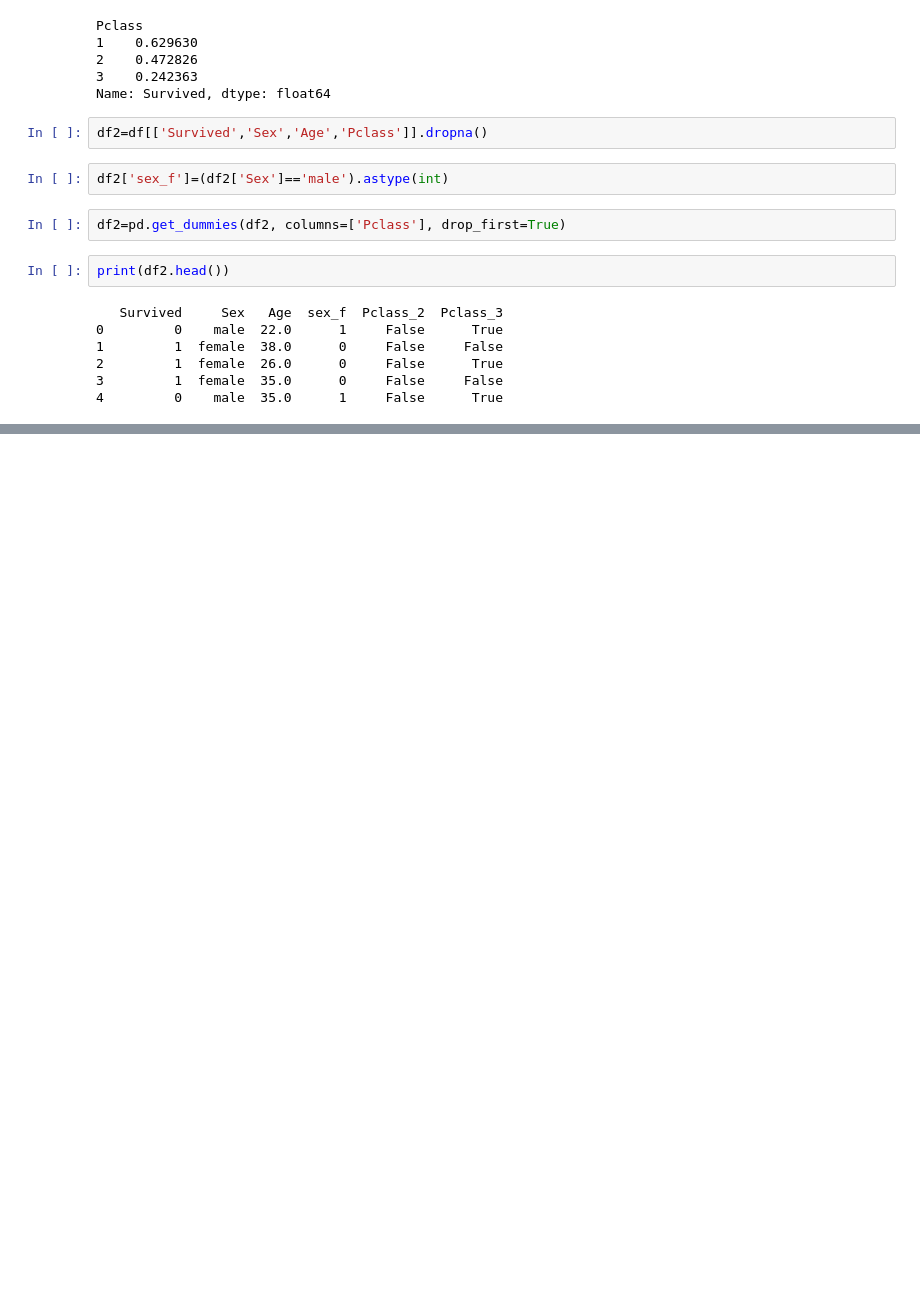
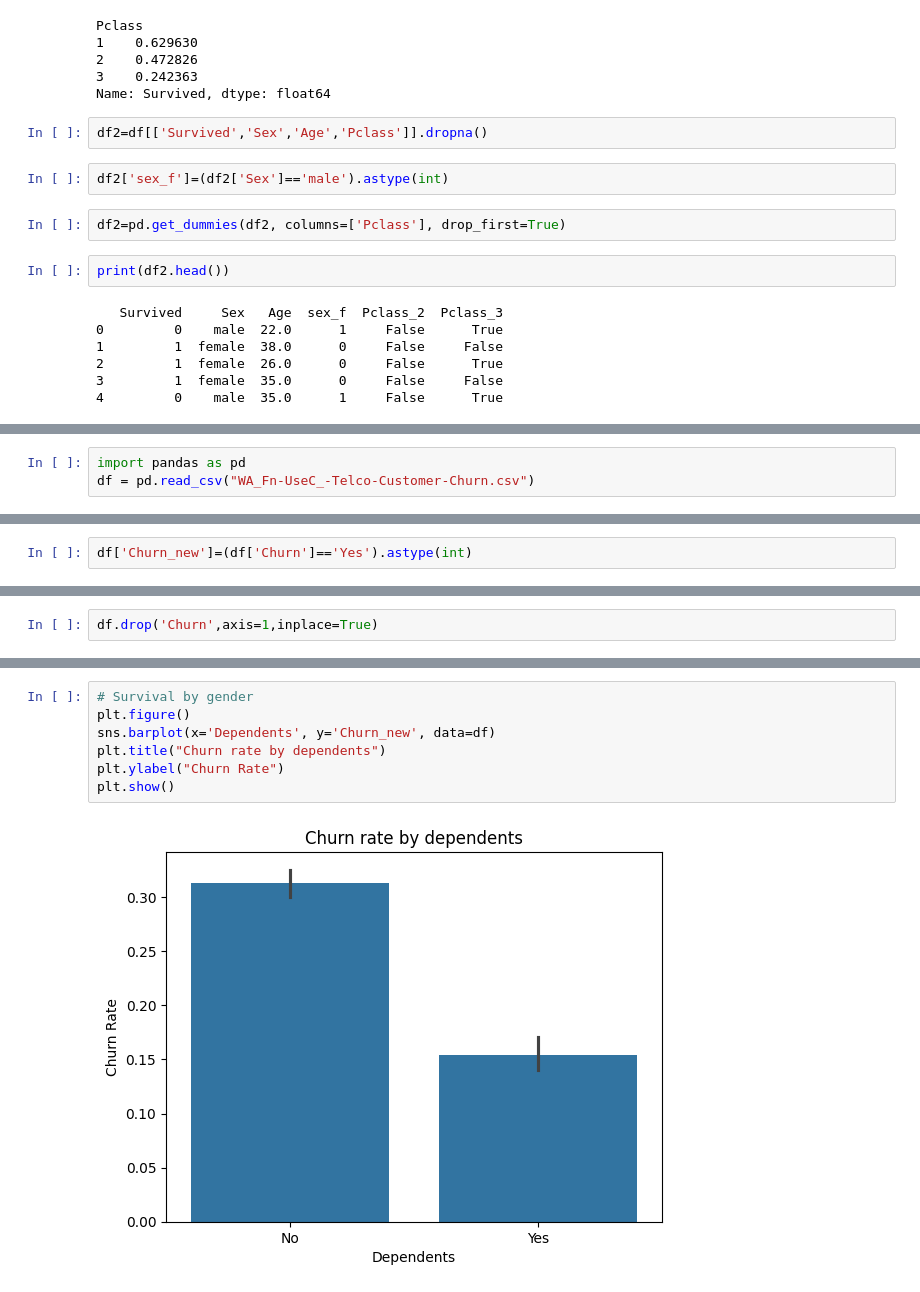
Before and after one commit to Anushavusirikala/My_pthon_journey, a Jupyter notebook: Welcome_to_Colab.ipynb, the cells around one changed output, grey strips where cells are left out. Cells and saved outputs as stored; diff of their text form; blank space fills up the shorter version.

```diff
--- a/Welcome_to_Colab.ipynb
+++ b/Welcome_to_Colab.ipynb
@@ -500,0 +756,3 @@ print(df2.head())
+# %%
+import pandas as pd
+df = pd.read_csv("WA_Fn-UseC_-Telco-Customer-Churn.csv")
@@ -500,0 +827,2 @@ print(df2.head())
+# %%
+df['Churn_new']=(df['Churn']=='Yes').astype(int)
@@ -500,0 +863,2 @@ print(df2.head())
+# %%
+df.drop('Churn',axis=1,inplace=True)
@@ -500,0 +947,9 @@ print(df2.head())
+# %%
+# Survival by gender
+plt.figure()
+sns.barplot(x='Dependents', y='Churn_new', data=df)
+plt.title("Churn rate by dependents")
+plt.ylabel("Churn Rate")
+plt.show()
+# %% [output]
+[figure, added]
```
Also changed, not shown: parts of 56 cells of this notebook.
